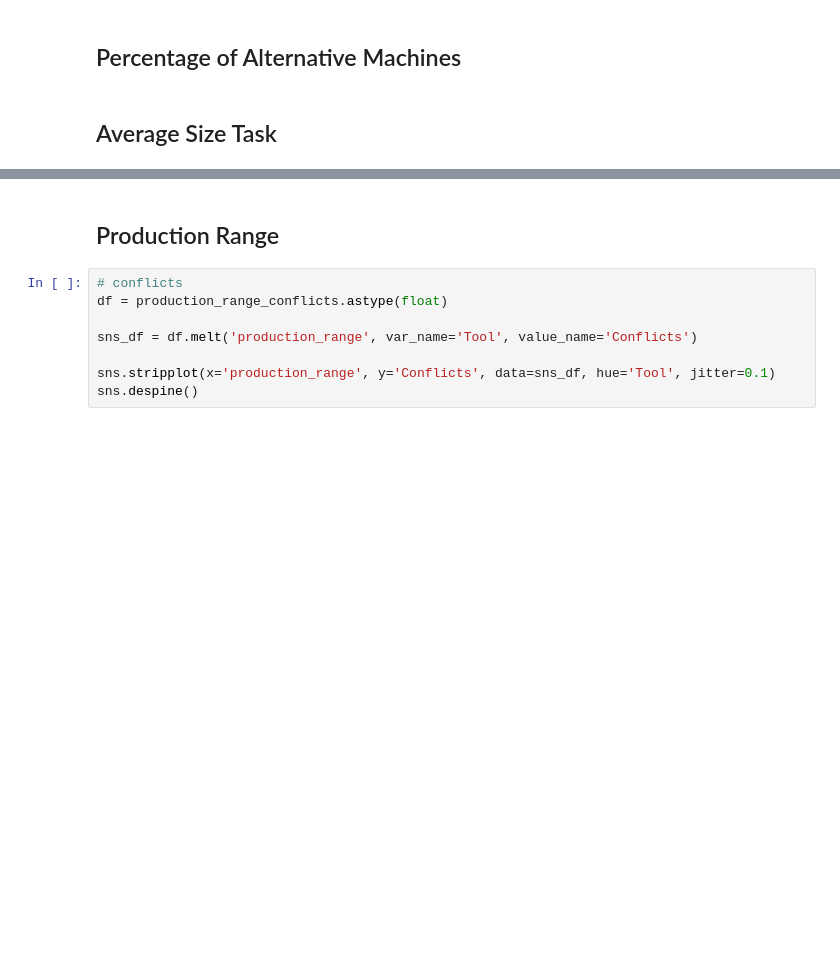
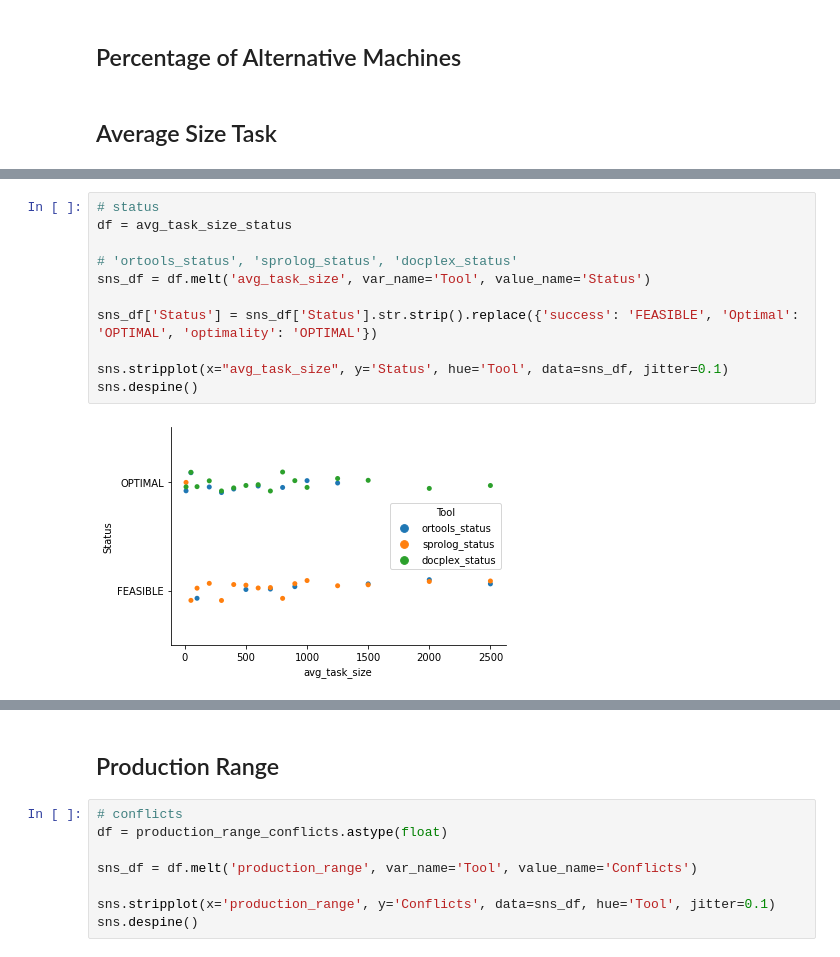
Before and after one commit to LeKinaSa/plr-job-shop, a Jupyter notebook: FinalResultsAnalysis.ipynb, the cells around one changed output, grey strips where cells are left out. Saved outputs shown, nothing was run; the diff lists cells and outputs as text; blank space fills up the shorter version.

```diff
--- a/FinalResultsAnalysis.ipynb
+++ b/FinalResultsAnalysis.ipynb
@@ -136,0 +167,13 @@ time_out_branches
+# %%
+# status
+df = avg_task_size_status
+
+# 'ortools_status', 'sprolog_status', 'docplex_status'
+sns_df = df.melt('avg_task_size', var_name='Tool', value_name='Status')
+
+sns_df['Status'] = sns_df['Status'].str.strip().replace({'success': 'FEASIBLE', 'Optimal': 'OPTIMAL', 'optimality': 'OPTIMAL'})
+
+sns.stripplot(x="avg_task_size", y='Status', hue='Tool', data=sns_df, jitter=0.1)
+sns.despine()
+# %% [output]
+[figure, added]
```
Also changed, not shown: parts of 4 cells of this notebook.
